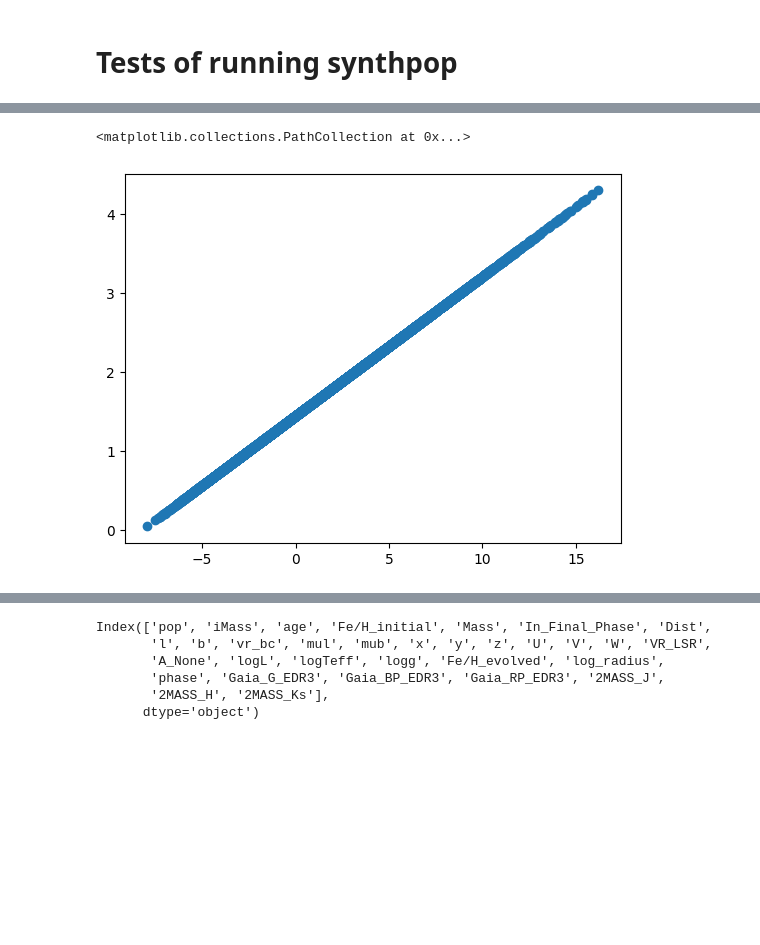
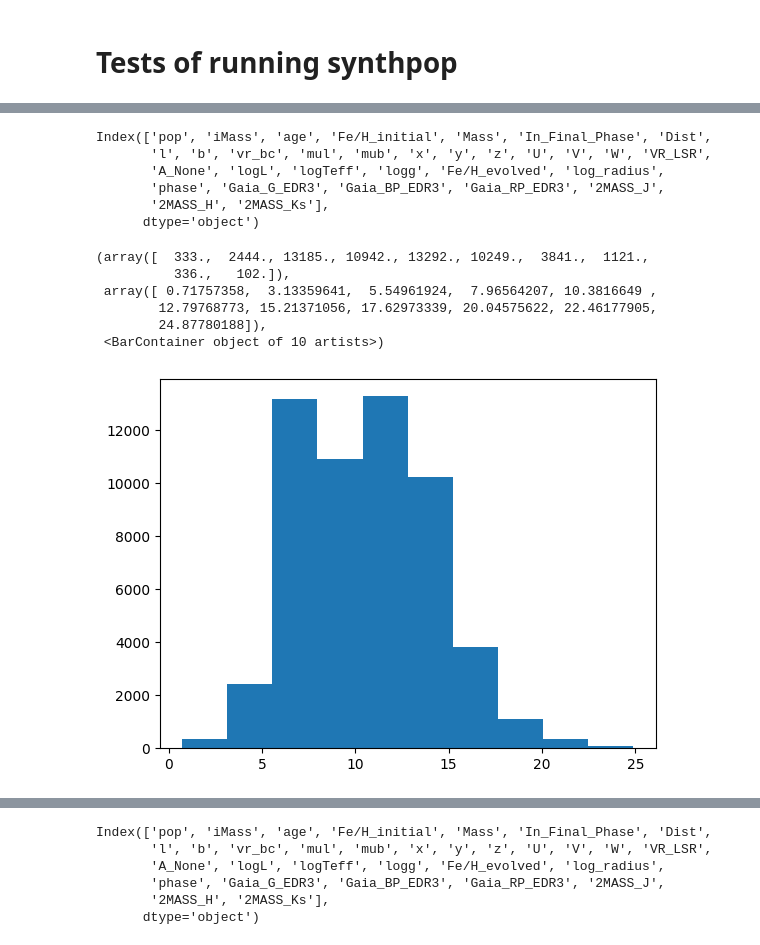
Before and after one commit to emilyhunt/gaianir-open-clusters, a Jupyter notebook: prototypes/synthpop/run_synthpop.ipynb, the cells around one changed output, grey strips where cells are left out. Drawn from its saved outputs; the diff is of its cells as text; code cells hidden in the pictures; blank space fills up the shorter version.

```diff
--- a/prototypes/synthpop/run_synthpop.ipynb
+++ b/prototypes/synthpop/run_synthpop.ipynb
@@ -44,8 +91,22 @@ print(len(result))
+# %%
+result.columns
+# %% [output]
+Index(['pop', 'iMass', 'age', 'Fe/H_initial', 'Mass', 'In_Final_Phase', 'Dist',
+       'l', 'b', 'vr_bc', 'mul', 'mub', 'x', 'y', 'z', 'U', 'V', 'W', 'VR_LSR',
+       'A_None', 'logL', 'logTeff', 'logg', 'Fe/H_evolved', 'log_radius',
+       'phase', 'Gaia_G_EDR3', 'Gaia_BP_EDR3', 'Gaia_RP_EDR3', '2MASS_J',
+       '2MASS_H', '2MASS_Ks'],
+      dtype='object')
 # %%
-plt.scatter(result['x'], result['y'])
+plt.hist(result['Dist'])
 # %% [output]
-<matplotlib.collections.PathCollection at 0x...>
+(array([  333.,  2444., 13185., 10942., 13292., 10249.,  3841.,  1121.,
+          336.,   102.]),
+ array([ 0.71757358,  3.13359641,  5.54961924,  7.96564207, 10.3816649 ,
+        12.79768773, 15.21371056, 17.62973339, 20.04575622, 22.46177905,
+        24.87780188]),
+ <BarContainer object of 10 artists>)
-[figure, old version]
+[figure, new version]
 # %%
 plt.scatter(result['logTeff'], result['logL'])
 plt.gca().invert_xaxis()
```
Also changed, not shown: parts of 19 cells of this notebook, 1 other file.
